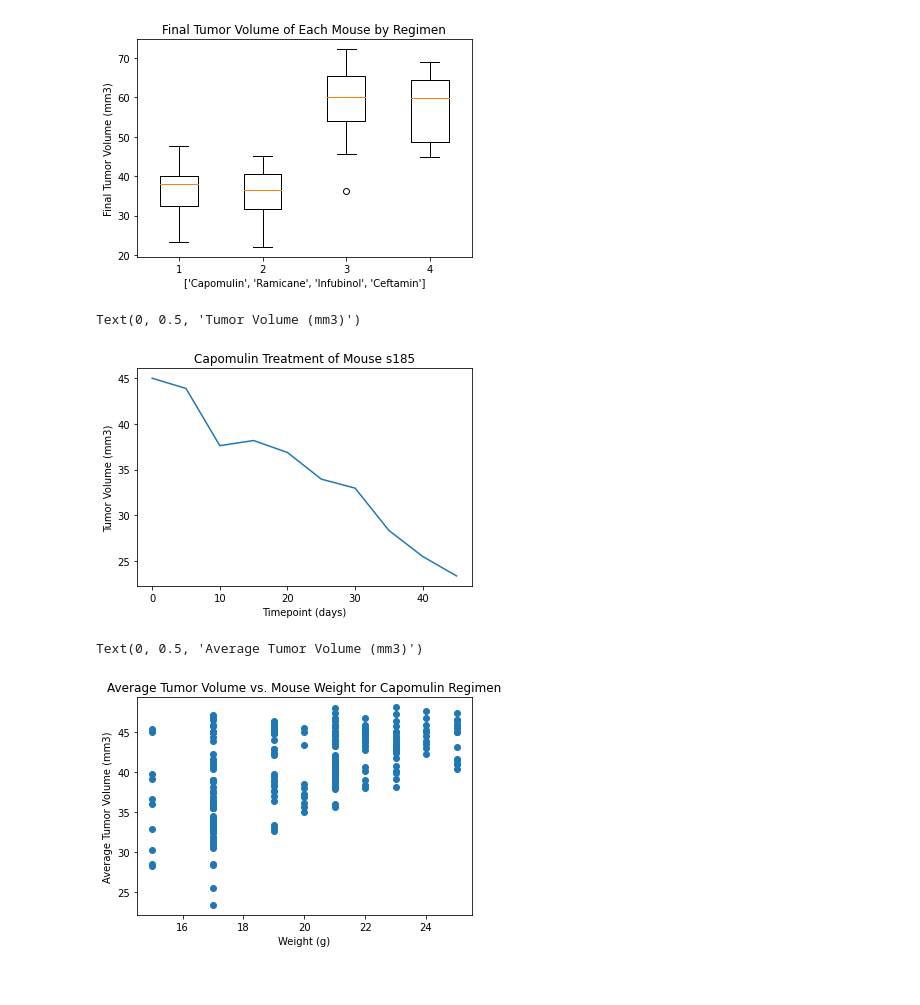
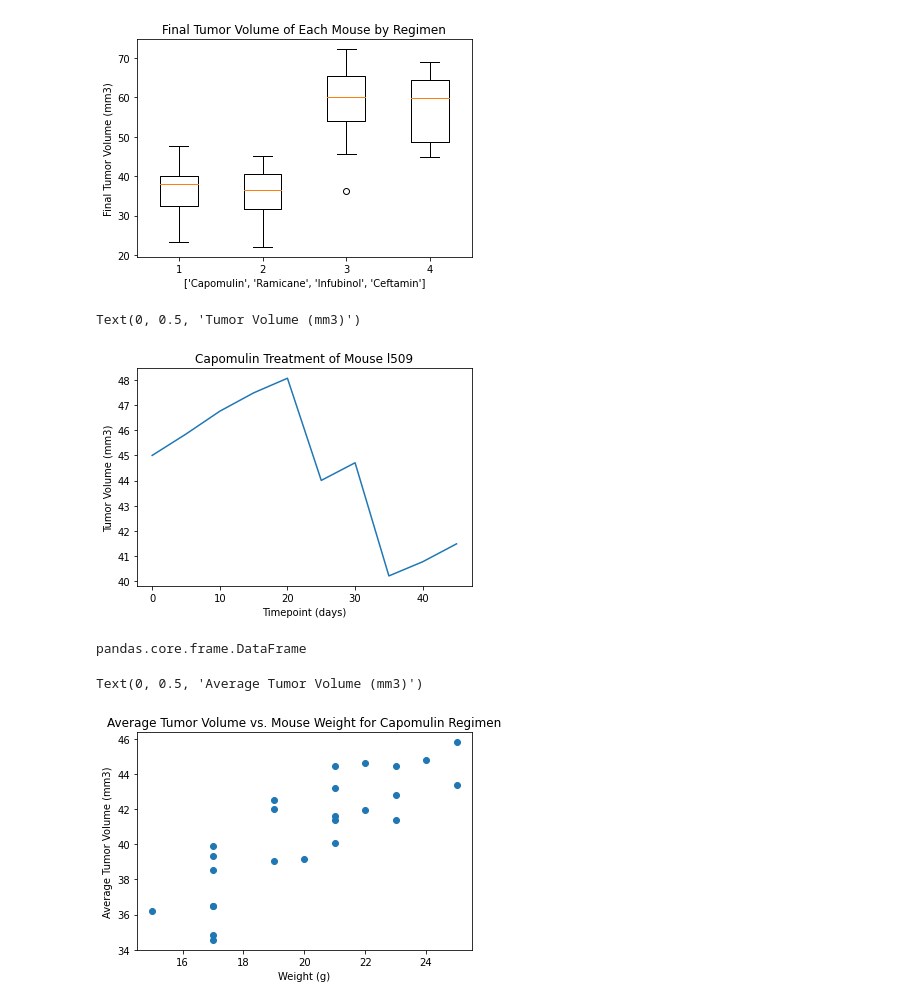
Before and after one commit to ennegineer/05-matplotlibHW, a Jupyter notebook: Statistics.ipynb, the cells around one changed output. Saved outputs shown, nothing was run; the diff lists cells and outputs as text; code cells hidden in the pictures.

```diff
--- a/Statistics.ipynb
+++ b/Statistics.ipynb
@@ -277,21 +287,26 @@ plt.show()
 # %%
 # Generate a line plot of tumor volume vs. time point for a mouse treated with Capomulin
 CapoMice = data_results[data_results['Drug Regimen'] == 'Capomulin']
-CapoMouse = CapoMice[CapoMice['Mouse ID'] == 's185']
+CapoMouse = CapoMice[CapoMice['Mouse ID'] == 'l509']
 
 plt.plot(CapoMouse['Timepoint'], CapoMouse['Tumor Volume (mm3)'])
-plt.title('Capomulin Treatment of Mouse s185')
+plt.title('Capomulin Treatment of Mouse l509')
 plt.xlabel("Timepoint (days)")
 plt.ylabel("Tumor Volume (mm3)")
 # %% [output]
 Text(0, 0.5, 'Tumor Volume (mm3)')
-[figure, old version]
+[figure, new version]
+# %%
+# Generate a scatter plot of average tumor volume vs. mouse weight for the Capomulin regimen
+CapoMiceGroup = CapoMice.groupby(['Mouse ID'])
+CapoMiceGroup = pd.DataFrame(CapoMiceGroup.mean())
+# %% [output]
+pandas.core.frame.DataFrame
 # %%
-# Generate a scatter plot of average tumor volume vs. mouse weight for the Capomulin regimen
-plt.scatter(CapoMice['Weight (g)'], CapoMice['Tumor Volume (mm3)'])
+plt.scatter(CapoMiceGroup['Weight (g)'], CapoMiceGroup['Tumor Volume (mm3)'])
 plt.title('Average Tumor Volume vs. Mouse Weight for Capomulin Regimen')
 plt.xlabel("Weight (g)")
 plt.ylabel("Average Tumor Volume (mm3)")
 # %% [output]
 Text(0, 0.5, 'Average Tumor Volume (mm3)')
-[figure, old version]
+[figure, new version]
```
Also changed, not shown: parts of 3 cells of this notebook.
